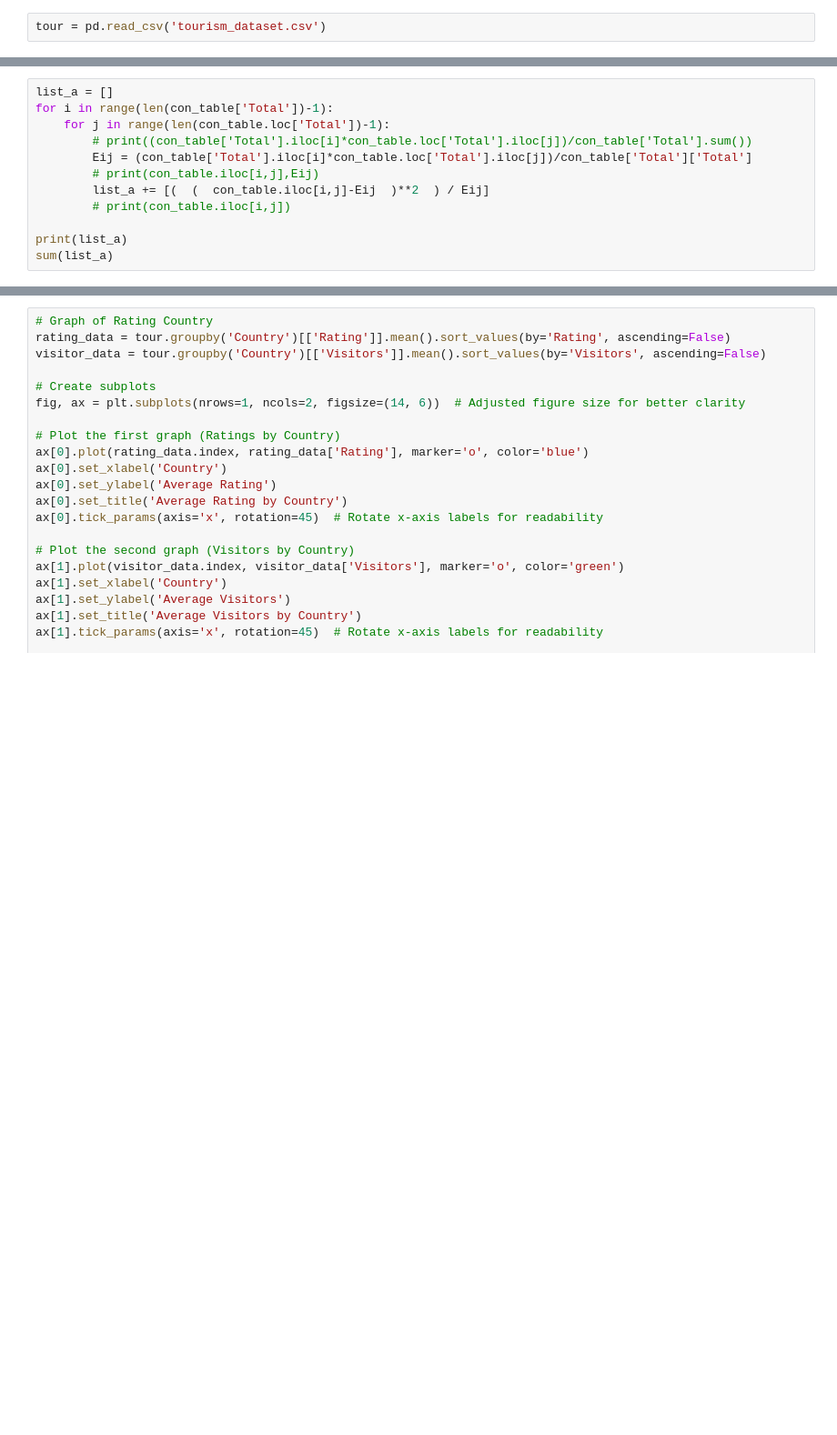
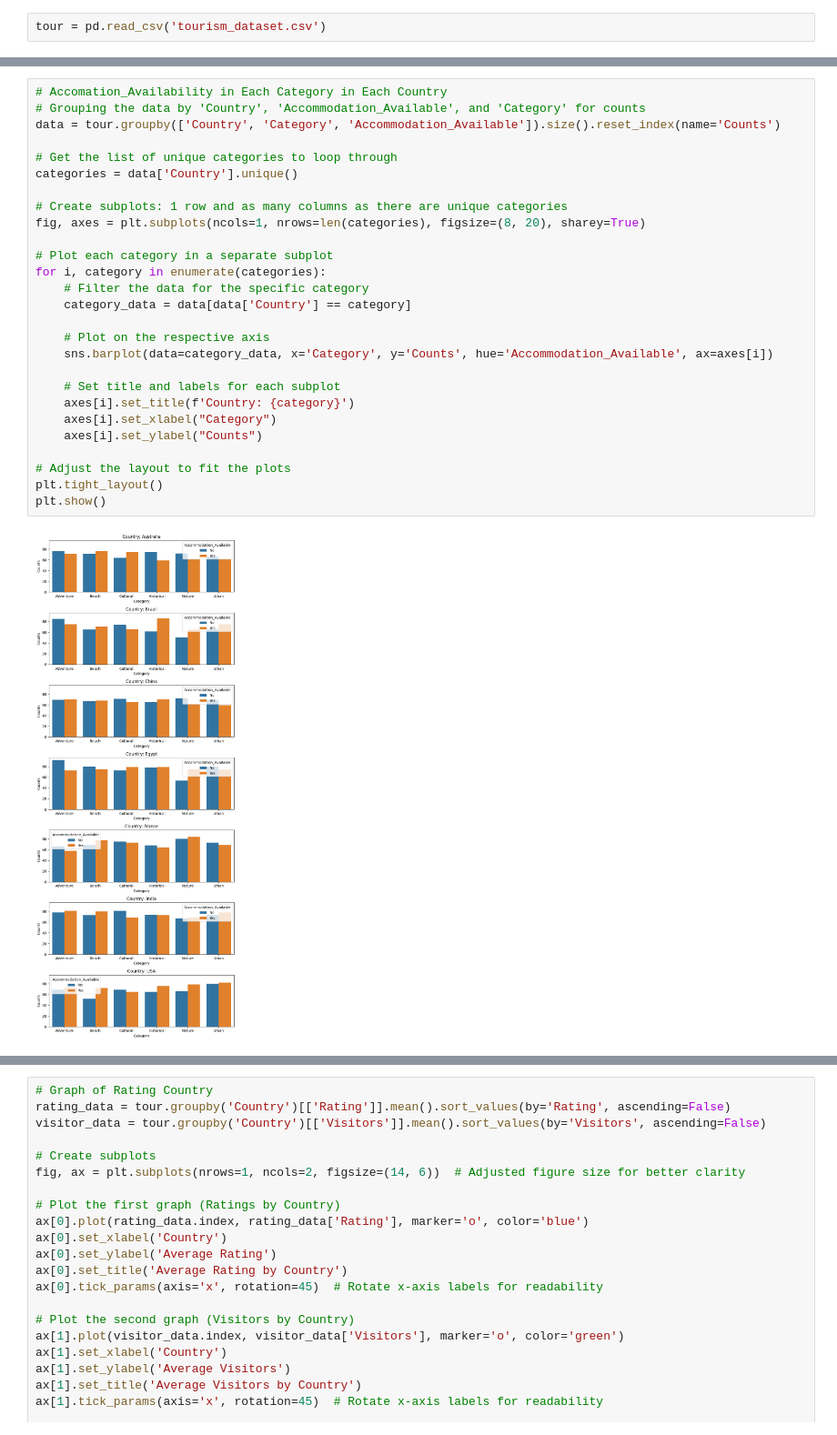
Before and after one commit to Mirai-Kuma/DSProject, a Jupyter notebook: JA_ProjectTourism.ipynb, the cells around one changed output, grey strips where cells are left out. Shown: that part at 91% size. Drawn from its saved outputs; the diff is of its cells as text; blank space fills up the shorter version.

```diff
--- a/JA_ProjectTourism.ipynb
+++ b/JA_ProjectTourism.ipynb
@@ -141,12 +10,0 @@ con_table
-# %%
-list_a = []
-for i in range(len(con_table['Total'])-1):
-    for j in range(len(con_table.loc['Total'])-1):
-        # print((con_table['Total'].iloc[i]*con_table.loc['Total'].iloc[j])/con_table['Total'].sum())
-        Eij = (con_table['Total'].iloc[i]*con_table.loc['Total'].iloc[j])/con_table['Total']['Total']
-        # print(con_table.iloc[i,j],Eij)
-        list_a += [(  (  con_table.iloc[i,j]-Eij  )**2  ) / Eij]
-        # print(con_table.iloc[i,j])
-
-print(list_a)
-sum(list_a)
@@ -271 +70,30 @@ plt.show()
+# %%
+# Accomation_Availability in Each Category in Each Country
+# Grouping the data by 'Country', 'Accommodation_Available', and 'Category' for counts
+data = tour.groupby(['Country', 'Category', 'Accommodation_Available']).size().reset_index(name='Counts')
+
+# Get the list of unique categories to loop through
+categories = data['Country'].unique()
+
+# Create subplots: 1 row and as many columns as there are unique categories
+fig, axes = plt.subplots(ncols=1, nrows=len(categories), figsize=(8, 20), sharey=True)
+
+# Plot each category in a separate subplot
+for i, category in enumerate(categories):
+    # Filter the data for the specific category
+    category_data = data[data['Country'] == category]
+
+    # Plot on the respective axis
+    sns.barplot(data=category_data, x='Category', y='Counts', hue='Accommodation_Available', ax=axes[i])
+
+    # Set title and labels for each subplot
+    axes[i].set_title(f'Country: {category}')
+    axes[i].set_xlabel("Category")
+    axes[i].set_ylabel("Counts")
+
+# Adjust the layout to fit the plots
+plt.tight_layout()
+plt.show()
+# %% [output]
+[figure, added]
 # %%
```
Also changed, not shown: parts of 25 cells of this notebook.
